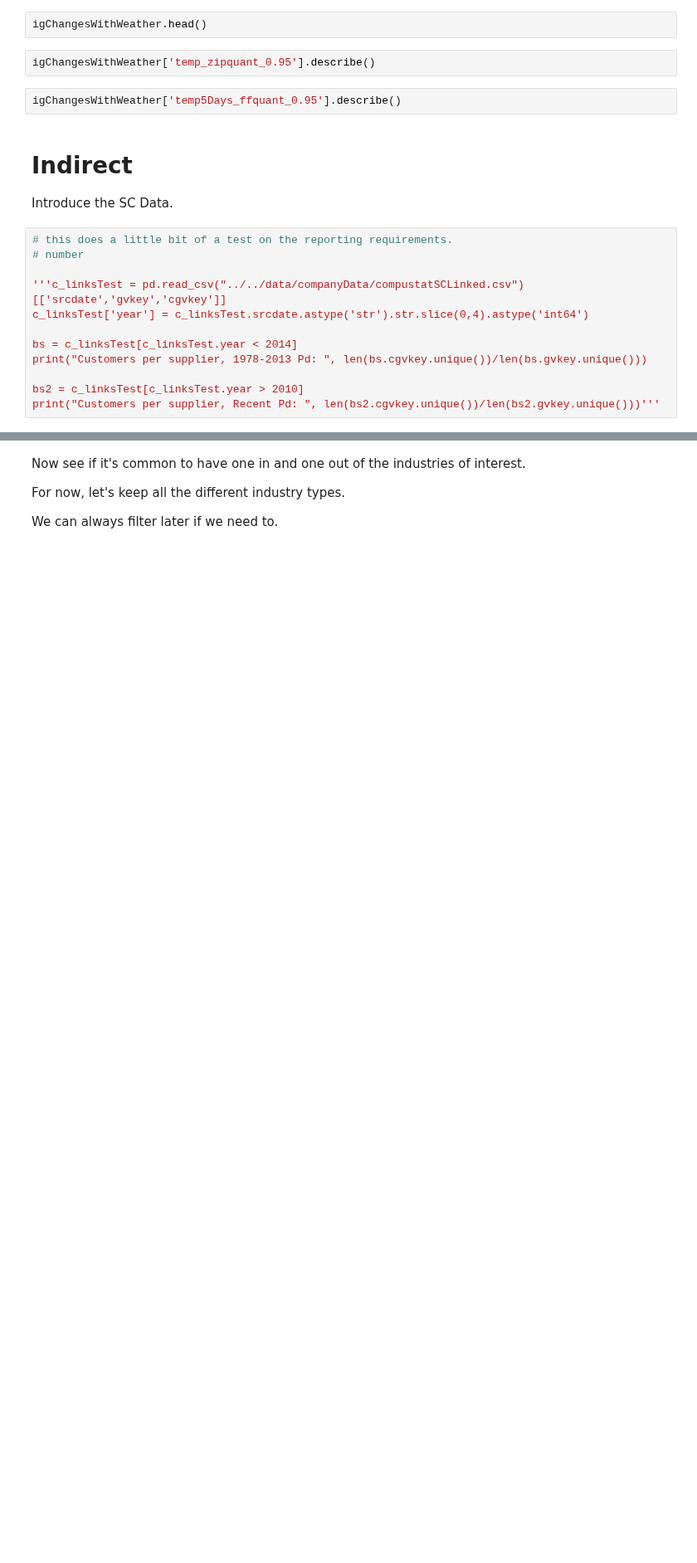
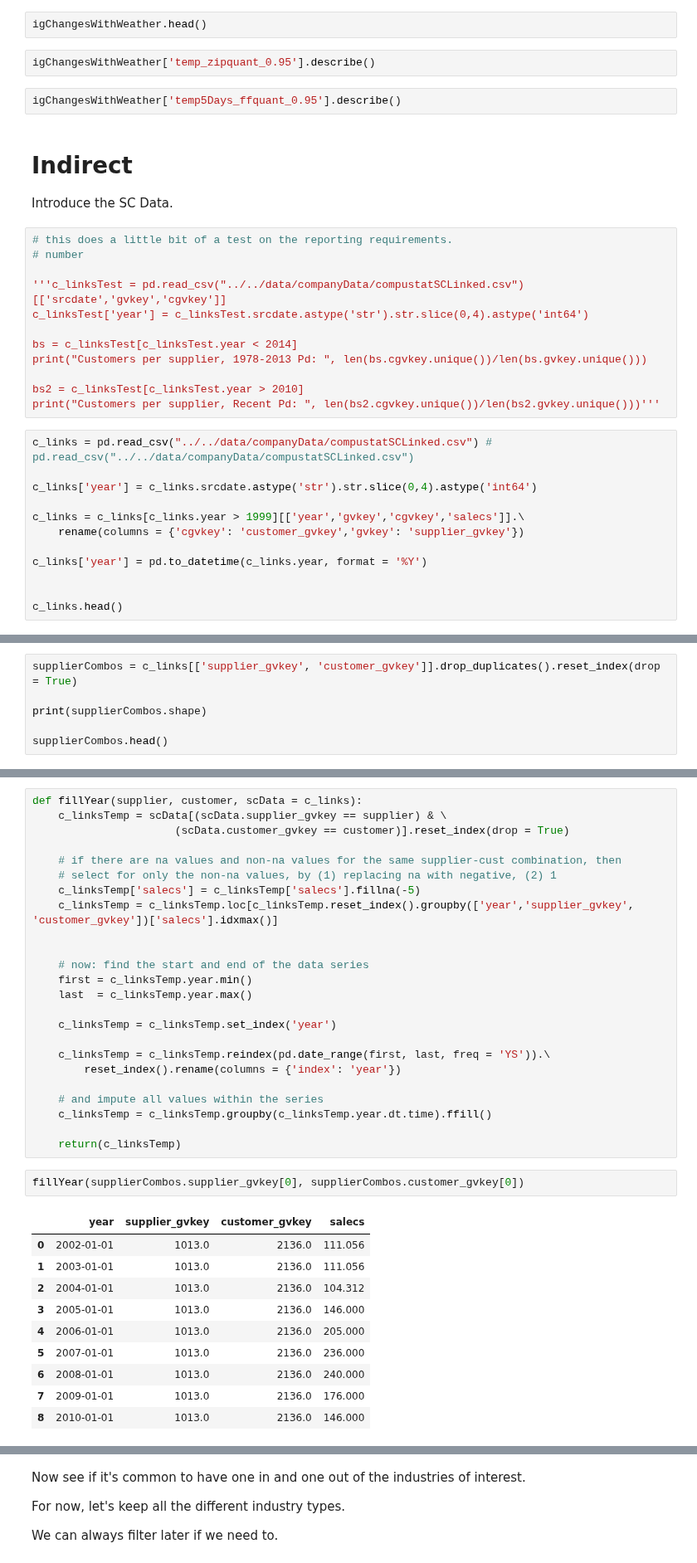
Before and after one commit to brianreed21/extremes, a Jupyter notebook: extremesCleaningCode/linkingExecute.ipynb, the cells around one changed output, grey strips where cells are left out. Shown at 83% size. Cells and saved outputs as stored; diff of their text form; blank space fills up the shorter version.

```diff
--- a/extremesCleaningCode/linkingExecute.ipynb
+++ b/extremesCleaningCode/linkingExecute.ipynb
@@ -577,3 +611,15 @@ print("Customers per supplier, 1978-2013 Pd: ", len(bs.cgvkey.unique())/len(bs.g
 
 bs2 = c_linksTest[c_linksTest.year > 2010]
 print("Customers per supplier, Recent Pd: ", len(bs2.cgvkey.unique())/len(bs2.gvkey.unique()))'''
+# %%
+c_links = pd.read_csv("../../data/companyData/compustatSCLinked.csv") # pd.read_csv("../../data/companyData/compustatSCLinked.csv")
+
+c_links['year'] = c_links.srcdate.astype('str').str.slice(0,4).astype('int64')
+
+c_links = c_links[c_links.year > 1999][['year','gvkey','cgvkey','salecs']].\
+    rename(columns = {'cgvkey': 'customer_gvkey','gvkey': 'supplier_gvkey'})
+
+c_links['year'] = pd.to_datetime(c_links.year, format = '%Y')
+
+
+c_links.head()
@@ -579,0 +633,6 @@ print("Customers per supplier, Recent Pd: ", len(bs2.cgvkey.unique())/len(bs2.gv
+# %%
+supplierCombos = c_links[['supplier_gvkey', 'customer_gvkey']].drop_duplicates().reset_index(drop = True)
+
+print(supplierCombos.shape)
+
+supplierCombos.head()
@@ -579,0 +653,37 @@ print("Customers per supplier, Recent Pd: ", len(bs2.cgvkey.unique())/len(bs2.gv
+# %%
+def fillYear(supplier, customer, scData = c_links):
+    c_linksTemp = scData[(scData.supplier_gvkey == supplier) & \
+                      (scData.customer_gvkey == customer)].reset_index(drop = True)
+
+    # if there are na values and non-na values for the same supplier-cust combination, then
+    # select for only the non-na values, by (1) replacing na with negative, (2) 1
+    c_linksTemp['salecs'] = c_linksTemp['salecs'].fillna(-5)
+    c_linksTemp = c_linksTemp.loc[c_linksTemp.reset_index().groupby(['year','supplier_gvkey', 'customer_gvkey'])['salecs'].idxmax()]
+
+
+    # now: find the start and end of the data series
+    first = c_linksTemp.year.min()
+    last  = c_linksTemp.year.max()
+
+    c_linksTemp = c_linksTemp.set_index('year')
+
+    c_linksTemp = c_linksTemp.reindex(pd.date_range(first, last, freq = 'YS')).\
+        reset_index().rename(columns = {'index': 'year'})
+
+    # and impute all values within the series
+    c_linksTemp = c_linksTemp.groupby(c_linksTemp.year.dt.time).ffill()
+
+    return(c_linksTemp)
+# %%
+fillYear(supplierCombos.supplier_gvkey[0], supplierCombos.customer_gvkey[0])
+# %% [output]
+|  | year | supplier_gvkey | customer_gvkey | salecs |
+| 0 | 2002-01-01 | 1013.0 | 2136.0 | 111.056 |
+| 1 | 2003-01-01 | 1013.0 | 2136.0 | 111.056 |
+| 2 | 2004-01-01 | 1013.0 | 2136.0 | 104.312 |
+| 3 | 2005-01-01 | 1013.0 | 2136.0 | 146.000 |
+| 4 | 2006-01-01 | 1013.0 | 2136.0 | 205.000 |
+| 5 | 2007-01-01 | 1013.0 | 2136.0 | 236.000 |
+| 6 | 2008-01-01 | 1013.0 | 2136.0 | 240.000 |
+| 7 | 2009-01-01 | 1013.0 | 2136.0 | 176.000 |
+| 8 | 2010-01-01 | 1013.0 | 2136.0 | 146.000 |
```
Also changed, not shown: parts of 49 cells of this notebook, 1 other file.
